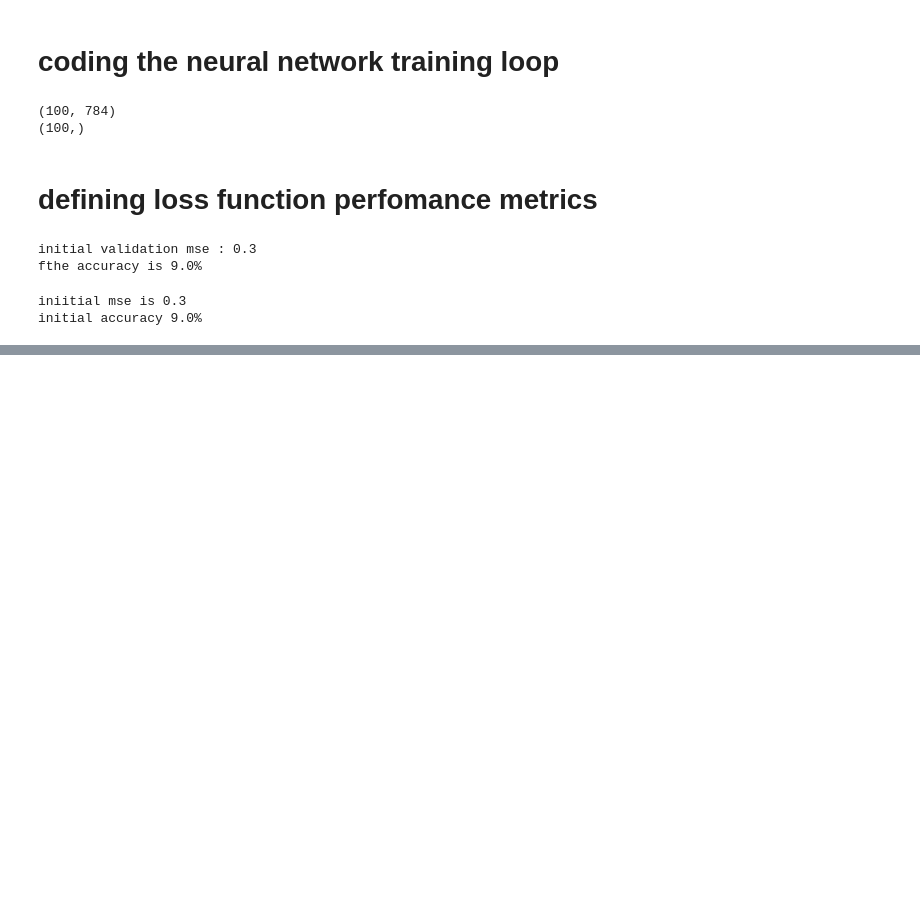
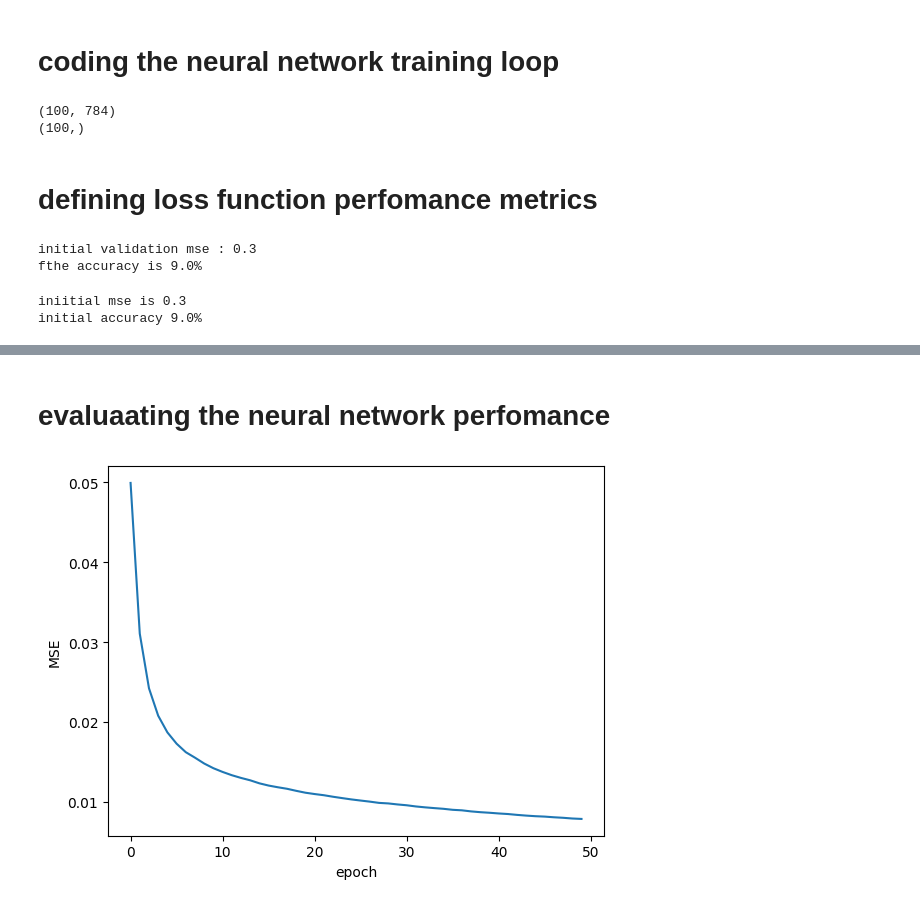
Before and after one commit to Wizard-hash2/Implementing-a-Multilayer-Artificial-Neural-Network, a Jupyter notebook: working_file.ipynb, the cells around one changed output, grey strips where cells are left out. Cells and saved outputs as stored; diff of their text form; code cells hidden in the pictures; blank space fills up the shorter version.

```diff
--- a/working_file.ipynb
+++ b/working_file.ipynb
@@ -219,10 +219,10 @@ def compute_mse_accura(nnet, X, y , num_labels = 10, minibatch_size = 100):
     minbatch = minbatch_generator(X, y, minibatch_size)
     for i , (features, targets ) in enumerate(minbatch):
         _, probas = nnet.forward(features)
-        predicted_label = np.argmax(probas, axis= 1)
+        predicted_labels = np.argmax(probas, axis=1)
         onehot_targets = int_to_onehot(targets, num_labels= num_labels)
         loss = np.mean((onehot_targets - probas) ** 2)
-        correct_pred += (predicted_label == targets).sum()
+        correct_pred += (predicted_labels == targets).sum()
         num_examples += targets.shape[0]
         mse += loss
 
@@ -288,0 +289,9 @@ Epoch: 050/050 | Train MSE: 0.01 | Train Acc: 95.69% | Valid Acc: 94.54%
+# %% [markdown]
+# evaluaating the neural network perfomance
+# %%
+plt.plot(range(len(epoch_loss)), epoch_loss)
+plt.xlabel("epoch")
+plt.ylabel("MSE")
+plt.show()
+# %% [output]
+[figure, added]
```
Also changed, not shown: parts of 3 cells of this notebook.
